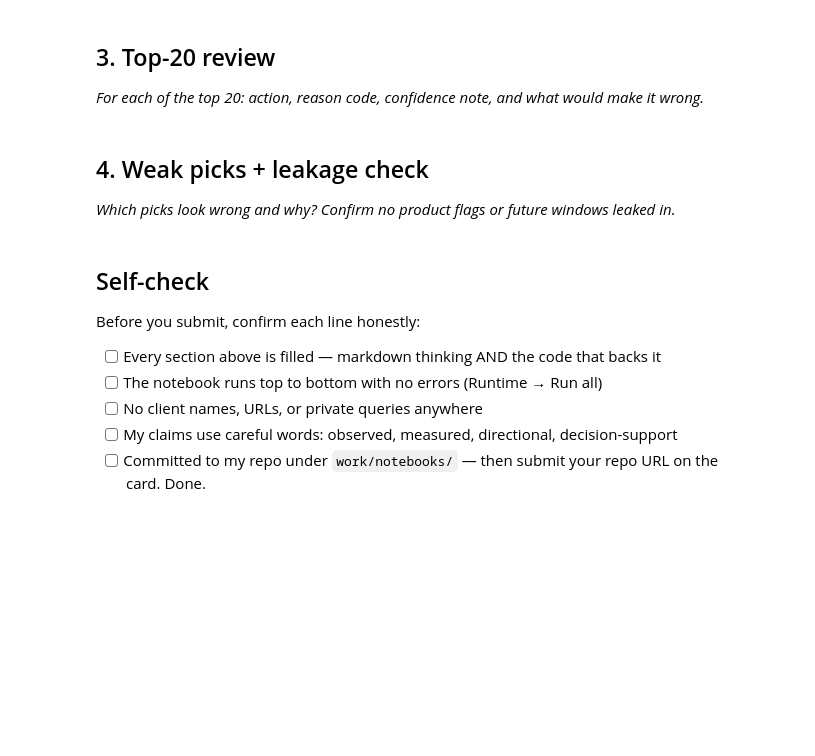
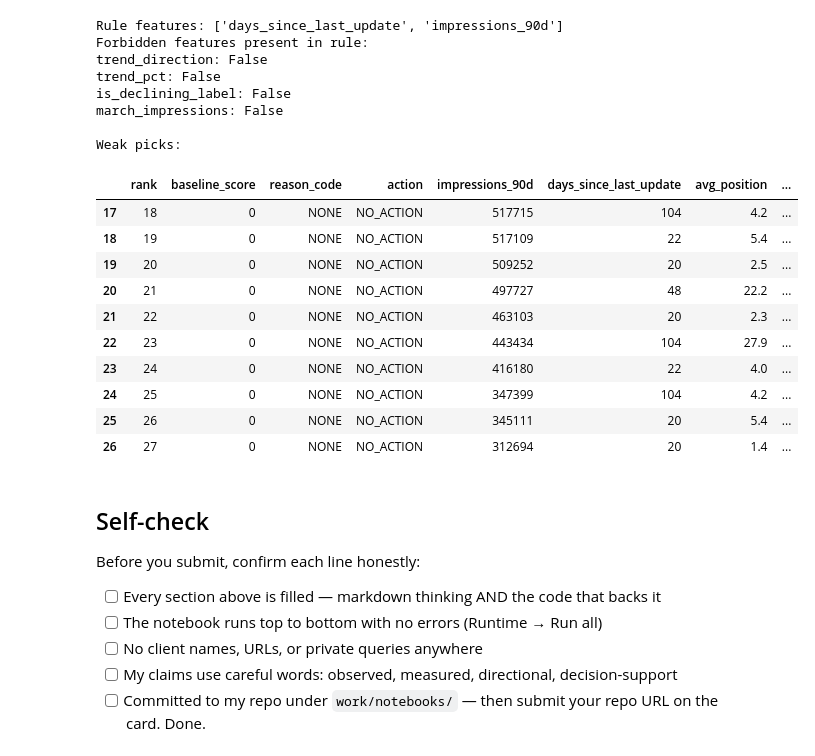
Before and after one commit to Srinadh2314/srinadh-flyrank-intership, a Jupyter notebook: work/notebooks/w04_baseline_score.ipynb, the cells around one changed output. Saved outputs shown, nothing was run; the diff lists cells and outputs as text; code cells hidden in the pictures; blank space fills up the shorter version.

```diff
--- a/work/notebooks/w04_baseline_score.ipynb
+++ b/work/notebooks/w04_baseline_score.ipynb
@@ -20,7 +226,45 @@ This skeleton is yours to fill. Work the sections **in order** — each one has
 # %%
 # This cell is for CODE (numbers, a query, a check).
 # Write your text answer in the cell ABOVE this one — typing sentences here breaks Run All.
+# Leakage check: confirm only pre-decision signals are used.
+
+rule_features = ["days_since_last_update", "impressions_90d"]
+
+forbidden_features = [
+    "trend_direction",
+    "trend_pct",
+    "is_declining_label",
+    "march_impressions"
+]
+
+print("Rule features:", rule_features)
+print("Forbidden features present in rule:")
+for feature in forbidden_features:
+    print(f"{feature}: {feature in df.columns and feature in rule_features}")
+
+print("\nWeak picks:")
+display(
+    baseline_queue[
+        baseline_queue["baseline_score"] == 0
+    ].head(10)
+)
+# %% [output]
+Rule features: ['days_since_last_update', 'impressions_90d']
+Forbidden features present in rule:
+trend_direction: False
+trend_pct: False
+is_declining_label: False
+march_impressions: False
+
+Weak picks:
+|  | rank | baseline_score | reason_code | action | impressions_90d | days_since_last_update | avg_position | ... |
+| 17 | 18 | 0 | NONE | NO_ACTION | 517715 | 104 | 4.2 | ... |
+| 18 | 19 | 0 | NONE | NO_ACTION | 517109 | 22 | 5.4 | ... |
+| 19 | 20 | 0 | NONE | NO_ACTION | 509252 | 20 | 2.5 | ... |
+| 20 | 21 | 0 | NONE | NO_ACTION | 497727 | 48 | 22.2 | ... |
+| 21 | 22 | 0 | NONE | NO_ACTION | 463103 | 20 | 2.3 | ... |
+| 22 | 23 | 0 | NONE | NO_ACTION | 443434 | 104 | 27.9 | ... |
+| 23 | 24 | 0 | NONE | NO_ACTION | 416180 | 22 | 4.0 | ... |
+| 24 | 25 | 0 | NONE | NO_ACTION | 347399 | 104 | 4.2 | ... |
+| 25 | 26 | 0 | NONE | NO_ACTION | 345111 | 20 | 5.4 | ... |
+| 26 | 27 | 0 | NONE | NO_ACTION | 312694 | 20 | 1.4 | ... |
-# %% [markdown]
-## 3. Top-20 review
-
-*For each of the top 20: action, reason code, confidence note, and what would make it wrong.*
@@ -30,4 +270,0 @@ This skeleton is yours to fill. Work the sections **in order** — each one has
-# %% [markdown]
-## 4. Weak picks + leakage check
-
-*Which picks look wrong and why? Confirm no product flags or future windows leaked in.*
```
Also changed, not shown: parts of 10 cells of this notebook.
